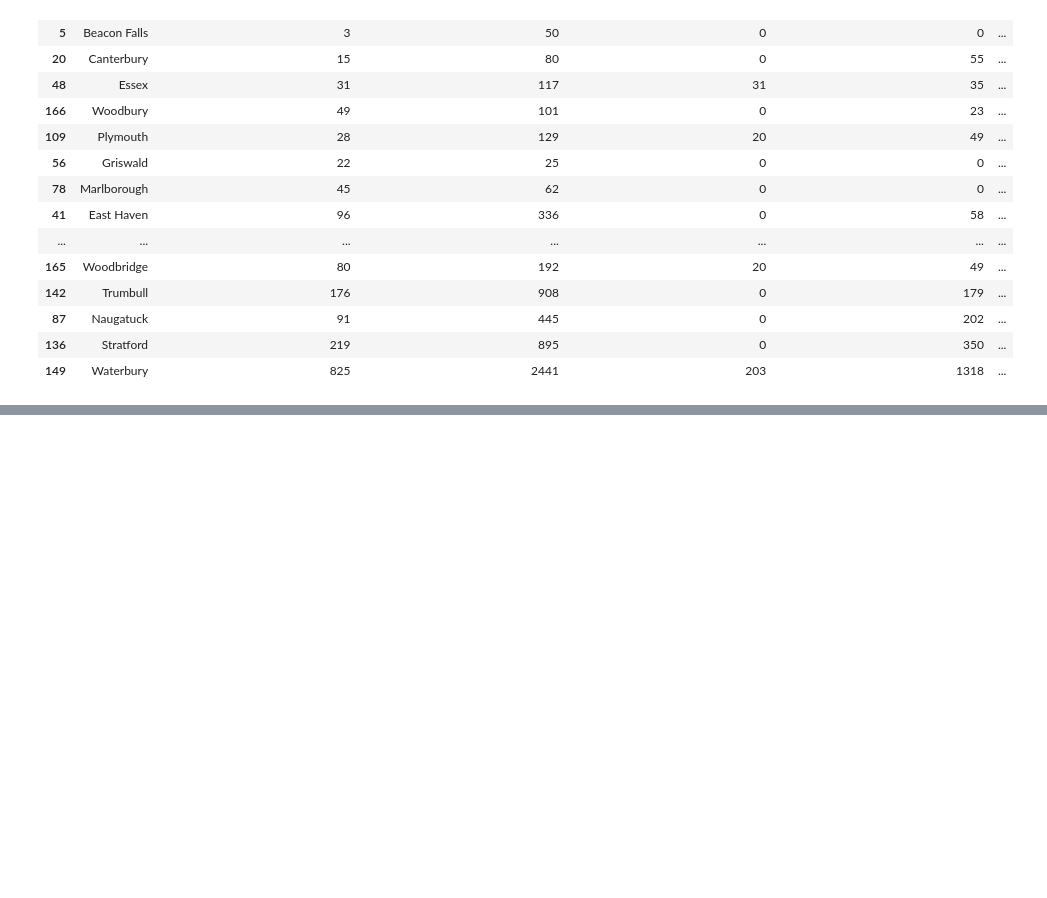
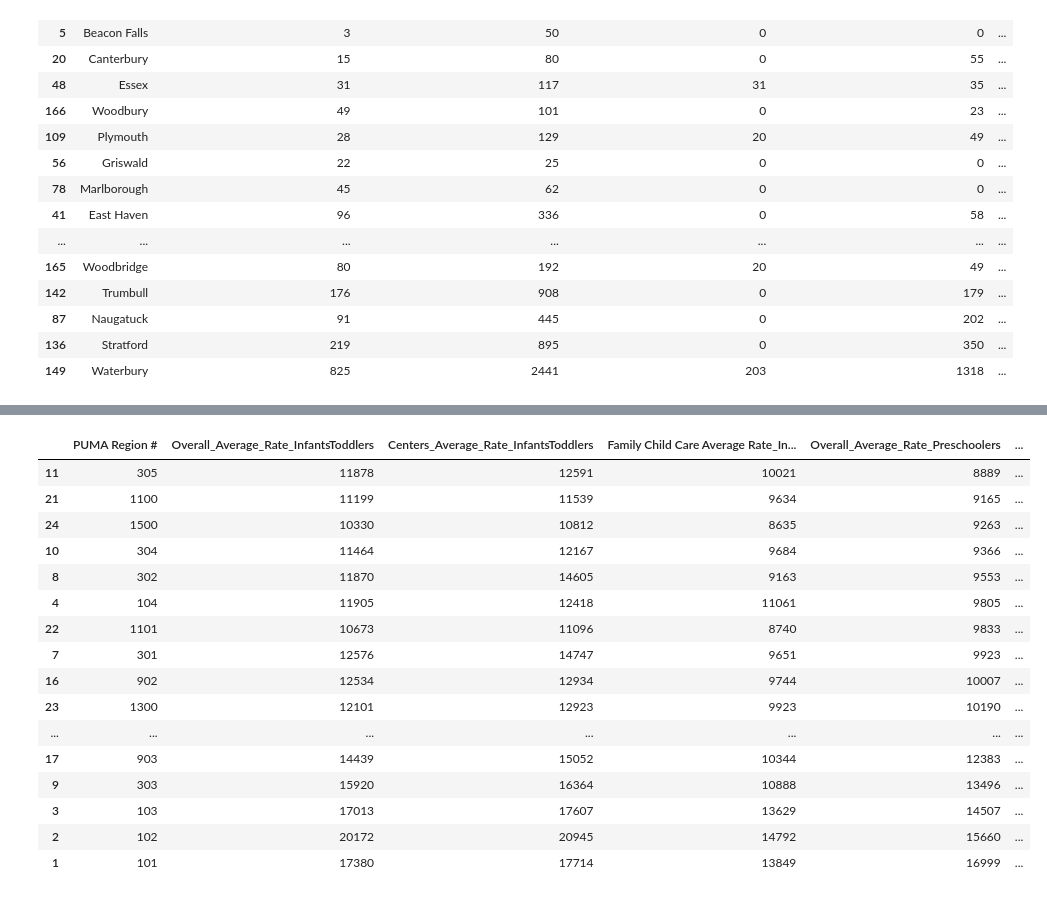
Before and after one commit to ctoec/data-visualization, a Jupyter notebook: notebook_and_data/Unmet Needs Report Visualizations.ipynb, the cells around one changed output, grey strips where cells are left out. Drawn from its saved outputs; the diff is of its cells as text; code cells hidden in the pictures; blank space fills up the shorter version.

```diff
--- a/notebook_and_data/Unmet Needs Report Visualizations.ipynb
+++ b/notebook_and_data/Unmet Needs Report Visualizations.ipynb
@@ -682,0 +837,32 @@ df_tlpc2
+# %%
+# converting the Overall_Average_Rate_Preschoolers column to numeric in order to perform an ascending sort
+
+puma['Overall_Average_Rate_Preschoolers'] = pd.to_numeric(puma['Overall_Average_Rate_Preschoolers'])
+# %%
+# ascending sort of this dataset based on Overall_Average_Rate_Preschoolers column
+
+# statewide average for overall cost rate for preschooler care: $11,453
+# infant and toddler care costs more on average
+# most PUMA regions have lower overall average cost rate for care than statewide average
+
+puma_3 = puma.sort_values(['Overall_Average_Rate_Preschoolers'])
+
+puma_3
+# %% [output]
+|  | PUMA Region # | Overall_Average_Rate_InfantsToddlers | Centers_Average_Rate_InfantsToddlers | Family Child Care Average Rate_In... | Overall_Average_Rate_Preschoolers | ... |
+| 11 | 305 | 11878 | 12591 | 10021 | 8889 | ... |
+| 21 | 1100 | 11199 | 11539 | 9634 | 9165 | ... |
+| 24 | 1500 | 10330 | 10812 | 8635 | 9263 | ... |
+| 10 | 304 | 11464 | 12167 | 9684 | 9366 | ... |
+| 8 | 302 | 11870 | 14605 | 9163 | 9553 | ... |
+| 4 | 104 | 11905 | 12418 | 11061 | 9805 | ... |
+| 22 | 1101 | 10673 | 11096 | 8740 | 9833 | ... |
+| 7 | 301 | 12576 | 14747 | 9651 | 9923 | ... |
+| 16 | 902 | 12534 | 12934 | 9744 | 10007 | ... |
+| 23 | 1300 | 12101 | 12923 | 9923 | 10190 | ... |
+| ... | ... | ... | ... | ... | ... | ... |
+| 17 | 903 | 14439 | 15052 | 10344 | 12383 | ... |
+| 9 | 303 | 15920 | 16364 | 10888 | 13496 | ... |
+| 3 | 103 | 17013 | 17607 | 13629 | 14507 | ... |
+| 2 | 102 | 20172 | 20945 | 14792 | 15660 | ... |
+| 1 | 101 | 17380 | 17714 | 13849 | 16999 | ... |
```
Also changed, not shown: parts of 89 cells of this notebook.
